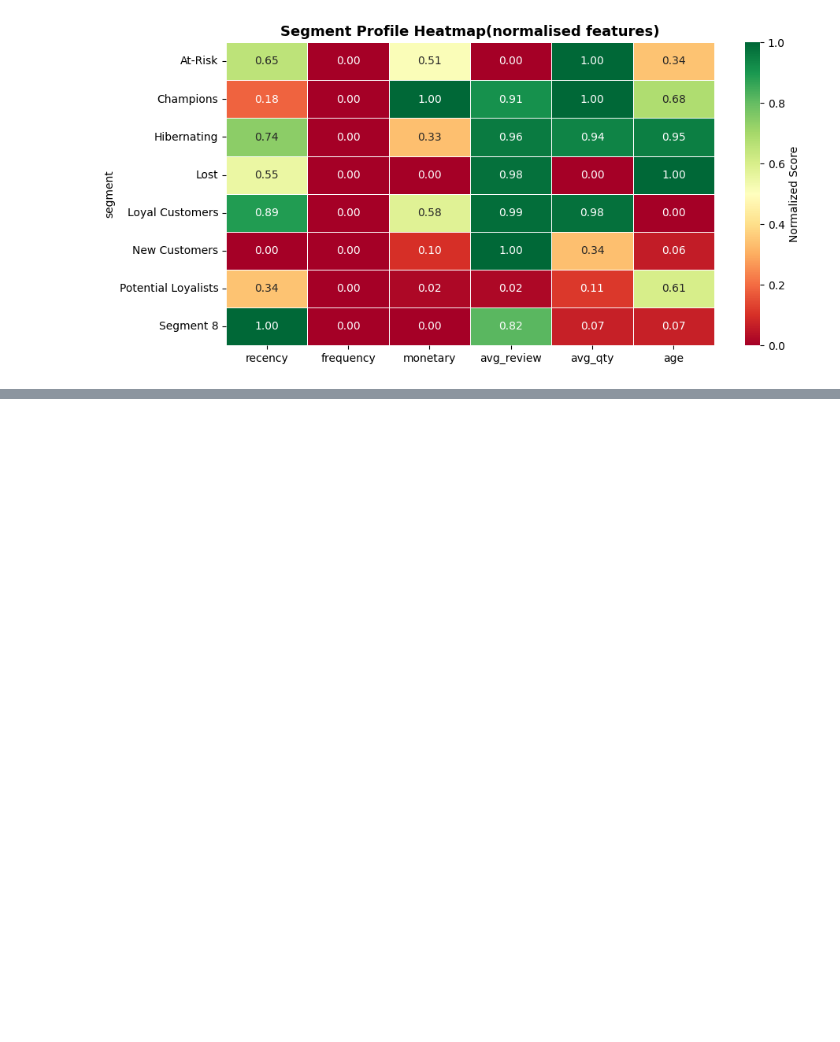
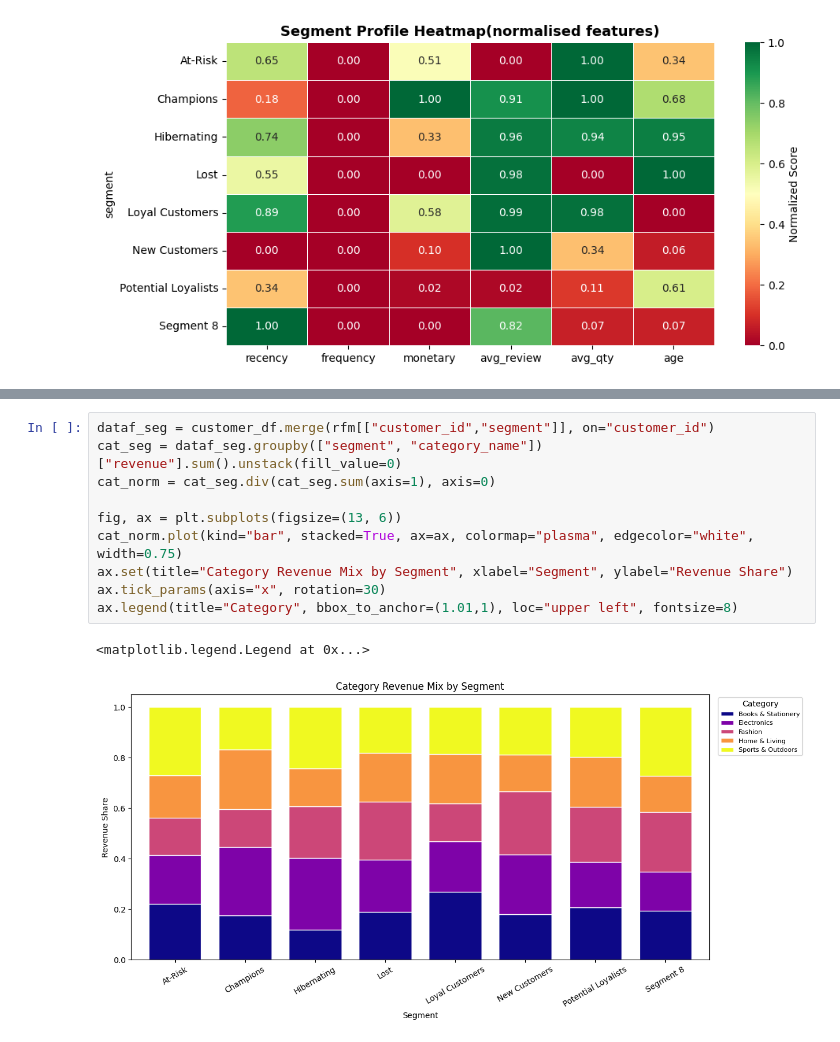
Before and after one commit to datajav/ecommerce-data-visualization-project, a Jupyter notebook: notebook/customer_analytics.ipynb, the cells around one changed output, grey strips where cells are left out. Cells and saved outputs as stored; diff of their text form; blank space fills up the shorter version.

```diff
--- a/notebook/customer_analytics.ipynb
+++ b/notebook/customer_analytics.ipynb
@@ -240,0 +253,13 @@ Text(0.5, 1.0, 'Segment Profile Heatmap(normalised features)')
+# %%
+dataf_seg = customer_df.merge(rfm[["customer_id","segment"]], on="customer_id")
+cat_seg = dataf_seg.groupby(["segment", "category_name"])["revenue"].sum().unstack(fill_value=0)
+cat_norm = cat_seg.div(cat_seg.sum(axis=1), axis=0)
+
+fig, ax = plt.subplots(figsize=(13, 6))
+cat_norm.plot(kind="bar", stacked=True, ax=ax, colormap="plasma", edgecolor="white", width=0.75)
+ax.set(title="Category Revenue Mix by Segment", xlabel="Segment", ylabel="Revenue Share")
+ax.tick_params(axis="x", rotation=30)
+ax.legend(title="Category", bbox_to_anchor=(1.01,1), loc="upper left", fontsize=8)
+# %% [output]
+<matplotlib.legend.Legend at 0x...>
+[figure, added]
```
Also changed, not shown: parts of 2 cells of this notebook.
